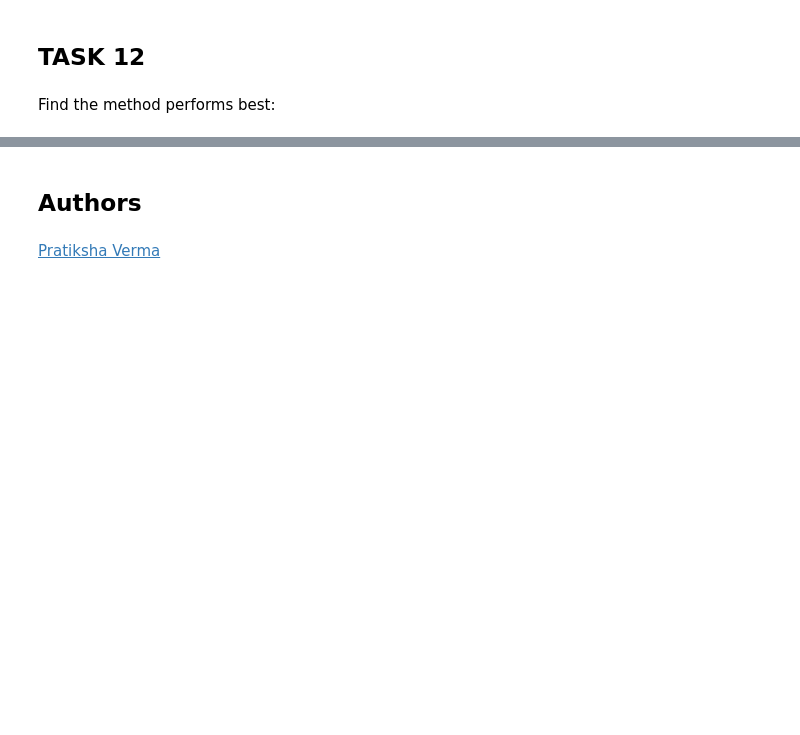
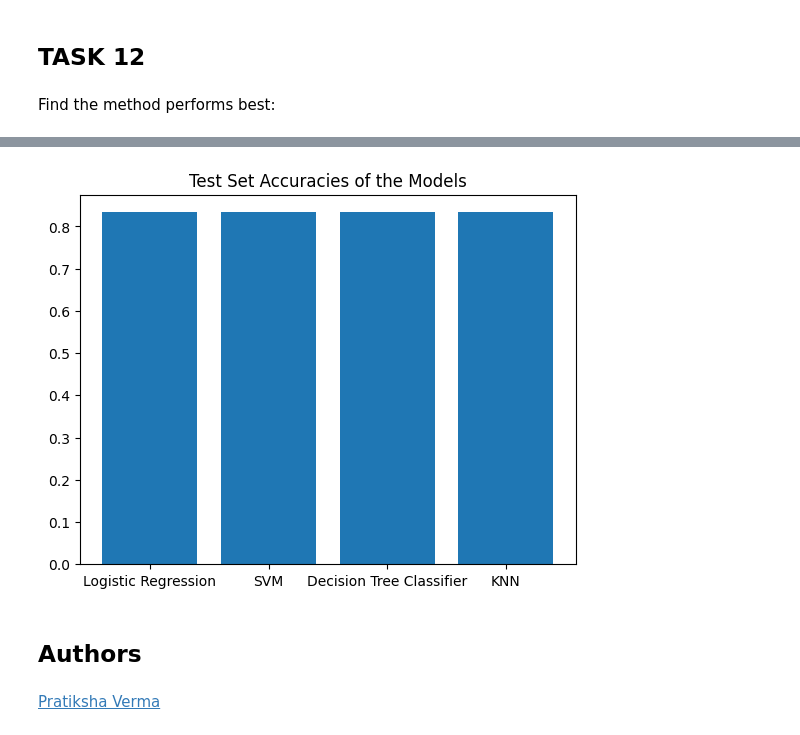
Before and after one commit to mdashu/Data-Science-Projects, a Jupyter notebook: SpaceX_Machine Learning Prediction_Part_5.ipynb, the cells around one changed output, grey strips where cells are left out. Saved outputs shown, nothing was run; the diff lists cells and outputs as text; code cells hidden in the pictures; blank space fills up the shorter version.

```diff
--- a/SpaceX_Machine Learning Prediction_Part_5.ipynb
+++ b/SpaceX_Machine Learning Prediction_Part_5.ipynb
@@ -373,3 +383,9 @@ Find the method performs best:
+# %%
+plt.bar(df['Model'], df['Test set Accuracy'])
+plt.title("Test Set Accuracies of the Models")
+plt.show()
+# %% [output]
+[figure, added]
 # %% [markdown]
 ## Authors
 # %% [markdown]
```
Also changed, not shown: parts of 28 cells of this notebook, 7 other files.
